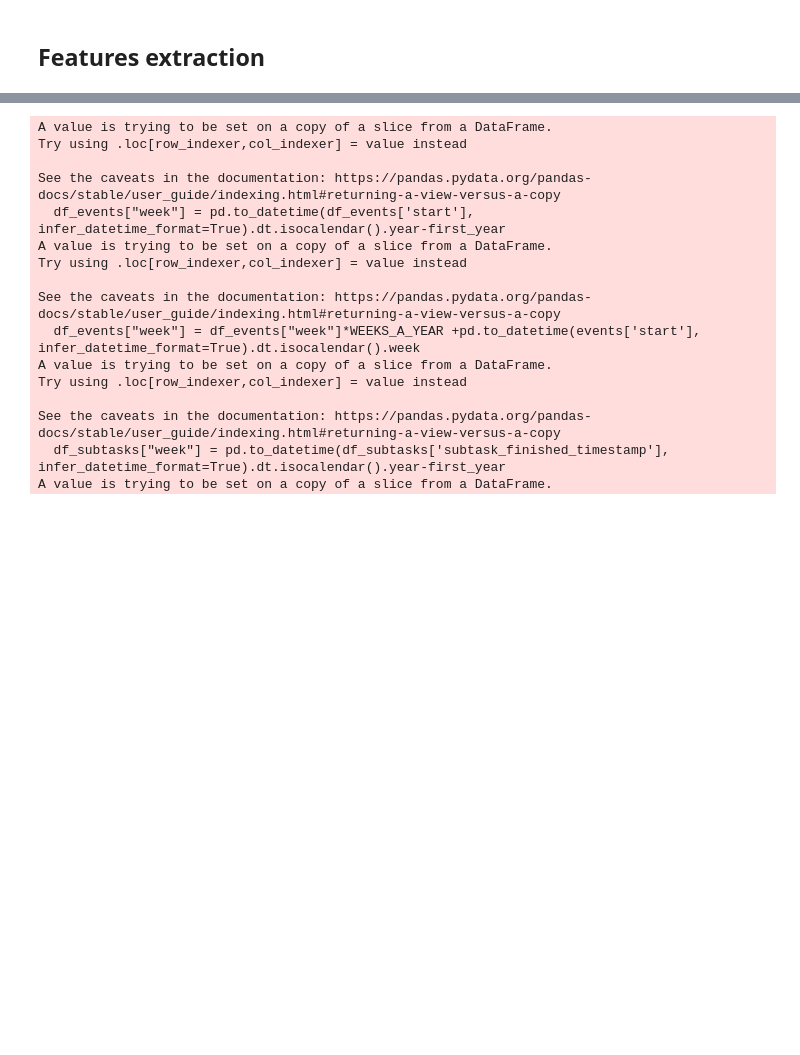
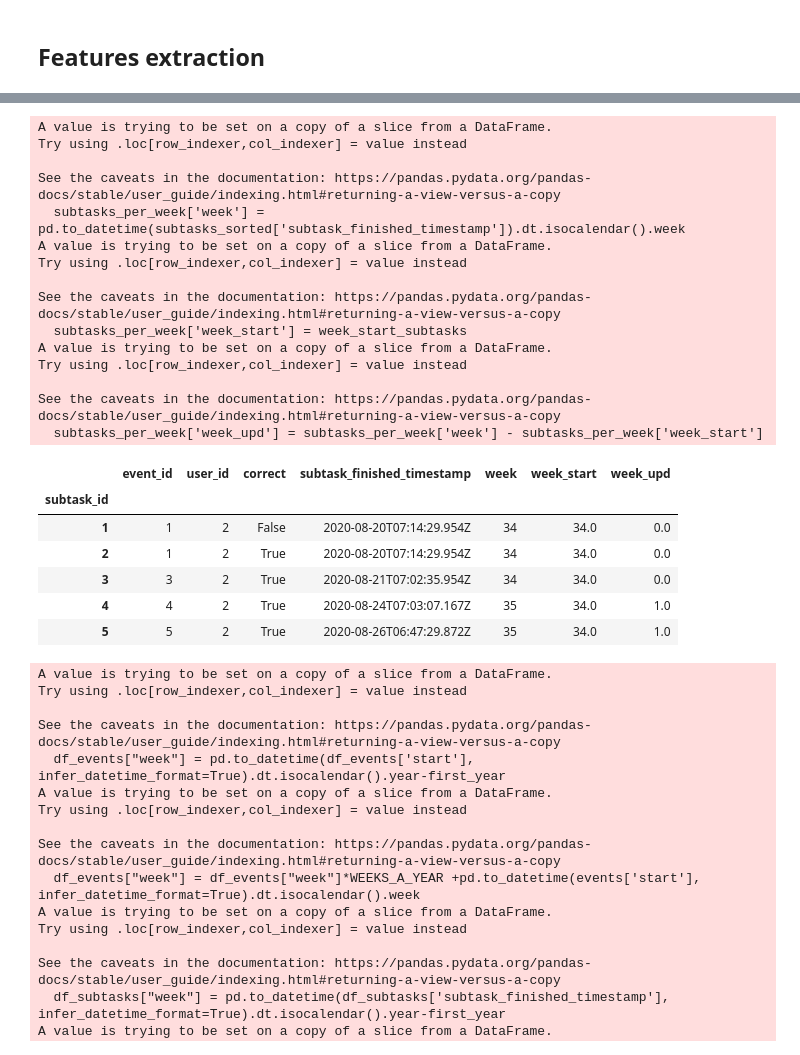
Before and after one commit to Maximelel/MLBD_course, a Jupyter notebook: project/milestone-04/m4_calcularis_Maxime.ipynb, the cells around one changed output, grey strips where cells are left out. Saved outputs shown, nothing was run; the diff lists cells and outputs as text; code cells hidden in the pictures; blank space fills up the shorter version.

```diff
--- a/project/milestone-04/m4_calcularis_Maxime.ipynb
+++ b/project/milestone-04/m4_calcularis_Maxime.ipynb
@@ -113,22 +161,22 @@ Length of the sorted subtasks dataframe with only NORMAL and FREE_TRAINING data:
 # %%
 # Create the per week dataframes
 events_per_week = events_sorted[['user_id', 'game_name', 'learning_time_ms', 'number_range', 'start', 'end']]
-subtasks_per_week = subtasks_sorted[['event_id', 'user_id','correct', 'subtask_finished_timestamp']]
 
-subtasks_per_week['week'] = pd.to_datetime(subtasks_sorted['subtask_finished_timestamp']).dt.isocalendar().week
-week_start_array = subtasks_per_week.groupby(by = 'user_id')['week'].first()
-user_rep = subtasks_per_week.groupby(['user_id'])['event_id'].count()
-#print(week_start)
+#events df
+events_per_week['week'] = pd.to_datetime(events_sorted['start']).dt.isocalendar().week
+week_start_array = events_per_week.groupby(by = 'user_id')['week'].first()
+user_rep = events_per_week['user_id'].apply(lambda x: len(x))
+#print(week_start)2
 #print(user_rep)
-week_start= np.array([])
+week_start_events= np.array([])
 for idx, i in enumerate(np.array(user_rep)):
-    week_start = np.concatenate((week_start, np.full(i, np.array(week_start_array)[idx])))
+    week_start_events = np.concatenate((week_start_events, np.full(i, np.array(week_start_array)[idx])))
 
 
-subtasks_per_week['week_start'] = week_start
-subtasks_per_week['week_upd'] = subtasks_per_week['week'] - subtasks_per_week['week_start']
+events_per_week['week_start'] = week_start_events
+events_per_week['week_upd'] = events_per_week['week'] - events_per_week['week_start']
 
-subtasks_per_week.head()
+events_per_week.head()
 # %% [output]
 A value is trying to be set on a copy of a slice from a DataFrame.
 Try using .loc[row_indexer,col_indexer] = value instead
@@ -167,3 +187,43 @@ See the caveats in the documentation: https://pandas.pydata.org/pandas-docs/stab
+# %%
+#subtasks df
+subtasks_per_week = subtasks_sorted[['event_id', 'user_id','correct', 'subtask_finished_timestamp']]
+subtasks_per_week['week'] = pd.to_datetime(subtasks_sorted['subtask_finished_timestamp']).dt.isocalendar().week
+week_start_array = subtasks_per_week.groupby(by = 'user_id')['week'].first()
+user_rep = subtasks_per_week.groupby(['user_id'])['event_id'].count()
+#print(week_start)
+#print(user_rep)
+week_start_subtasks= np.array([])
+for idx, i in enumerate(np.array(user_rep)):
+    week_start_subtasks = np.concatenate((week_start_subtasks, np.full(i, np.array(week_start_array)[idx])))
+
+
+subtasks_per_week['week_start'] = week_start_subtasks
+subtasks_per_week['week_upd'] = subtasks_per_week['week'] - subtasks_per_week['week_start']
+
+subtasks_per_week.head()
+# %% [output]
+A value is trying to be set on a copy of a slice from a DataFrame.
+Try using .loc[row_indexer,col_indexer] = value instead
+
+See the caveats in the documentation: https://pandas.pydata.org/pandas-docs/stable/user_guide/indexing.html#returning-a-view-versus-a-copy
+  subtasks_per_week['week'] = pd.to_datetime(subtasks_sorted['subtask_finished_timestamp']).dt.isocalendar().week
+A value is trying to be set on a copy of a slice from a DataFrame.
+Try using .loc[row_indexer,col_indexer] = value instead
+
+See the caveats in the documentation: https://pandas.pydata.org/pandas-docs/stable/user_guide/indexing.html#returning-a-view-versus-a-copy
+  subtasks_per_week['week_start'] = week_start_subtasks
+A value is trying to be set on a copy of a slice from a DataFrame.
+Try using .loc[row_indexer,col_indexer] = value instead
+
+See the caveats in the documentation: https://pandas.pydata.org/pandas-docs/stable/user_guide/indexing.html#returning-a-view-versus-a-copy
+  subtasks_per_week['week_upd'] = subtasks_per_week['week'] - subtasks_per_week['week_start']
+|  | event_id | user_id | correct | subtask_finished_timestamp | week | week_start | week_upd |
+| subtask_id |  |  |  |  |  |  |  |
+| 1 | 1 | 2 | False | 2020-08-20T07:14:29.954Z | 34 | 34.0 | 0.0 |
+| 2 | 1 | 2 | True | 2020-08-20T07:14:29.954Z | 34 | 34.0 | 0.0 |
+| 3 | 3 | 2 | True | 2020-08-21T07:02:35.954Z | 34 | 34.0 | 0.0 |
+| 4 | 4 | 2 | True | 2020-08-24T07:03:07.167Z | 35 | 34.0 | 1.0 |
+| 5 | 5 | 2 | True | 2020-08-26T06:47:29.872Z | 35 | 34.0 | 1.0 |
 # %%
 WEEKS_A_YEAR = 52
 df_events = events_sorted[['user_id', 'game_name', 'learning_time_ms', 'number_range', 'start', 'end']]
```
Also changed, not shown: parts of 21 cells of this notebook.
